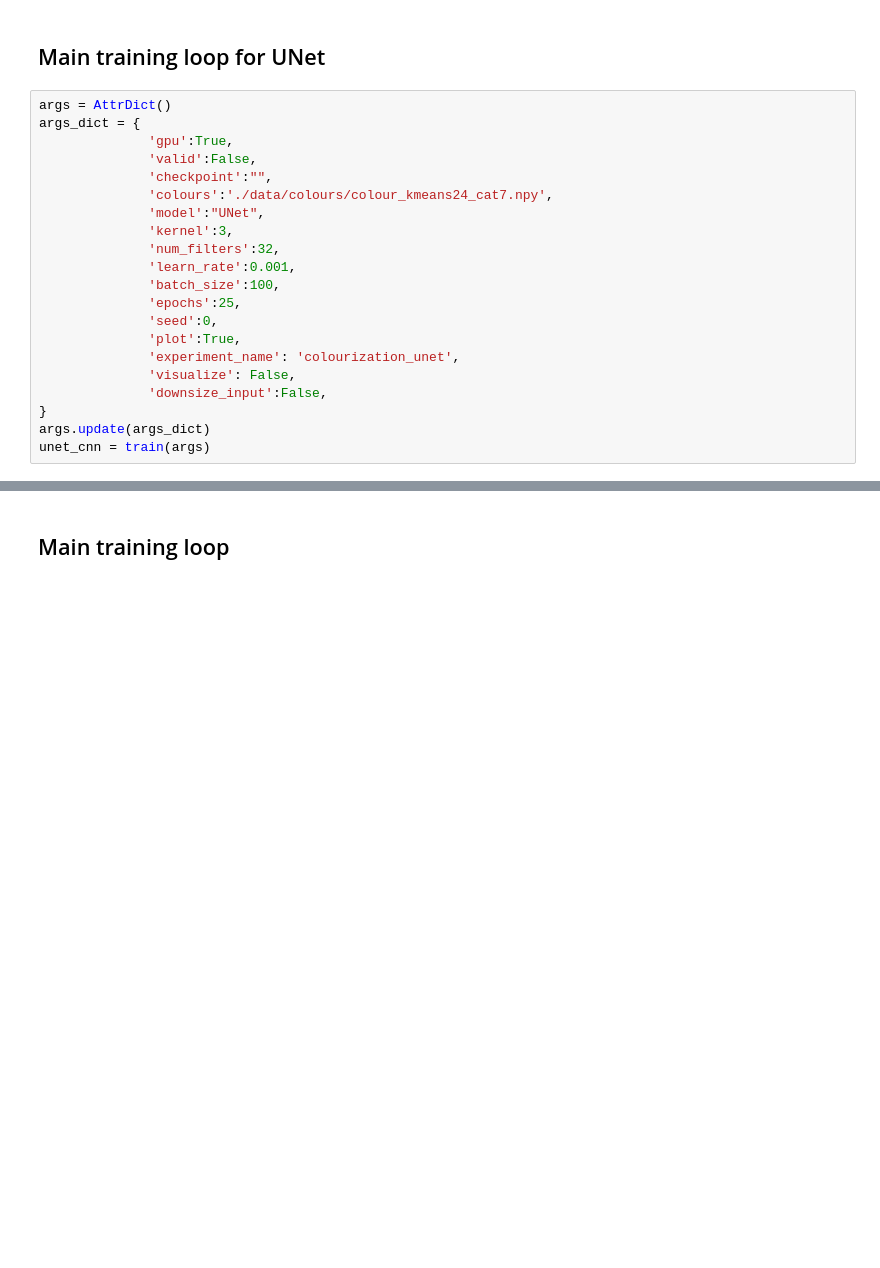
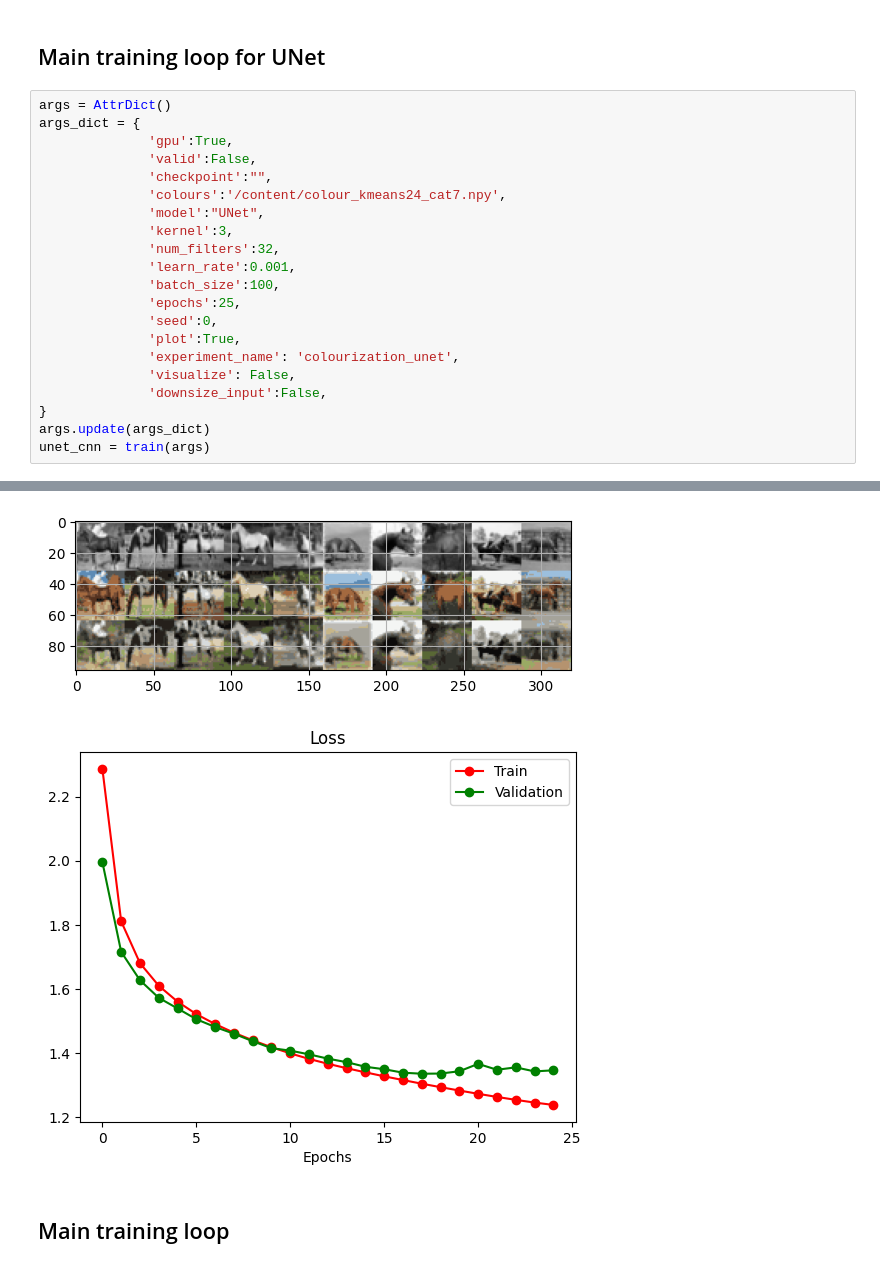
Before and after one commit to tselane2110/Applied-Computer-Vision, a Jupyter notebook: assignment3/colourization.ipynb, the cells around one changed output, grey strips where cells are left out. Cells and saved outputs as stored; diff of their text form; blank space fills up the shorter version.

Commit message:
add: trained UNet and downloaded the visualization results

```diff
--- a/assignment3/colourization.ipynb
+++ b/assignment3/colourization.ipynb
@@ -836,7 +885,7 @@ args_dict = {
               'gpu':True,
               'valid':False,
               'checkpoint':"",
-              'colours':'./data/colours/colour_kmeans24_cat7.npy',
+              'colours':'/content/colour_kmeans24_cat7.npy',
               'model':"UNet",
               'kernel':3,
               'num_filters':32,
@@ -851,3 +900,4 @@ args_dict = {
 }
 args.update(args_dict)
 unet_cnn = train(args)
+# %% [output]
@@ -854,3 +921,5 @@ unet_cnn = train(args)
+[figure, added]
+[figure, added]
 # %% [markdown]
 ## Main training loop
 # %% [markdown]
```
Also changed, not shown: parts of 7 cells of this notebook.
